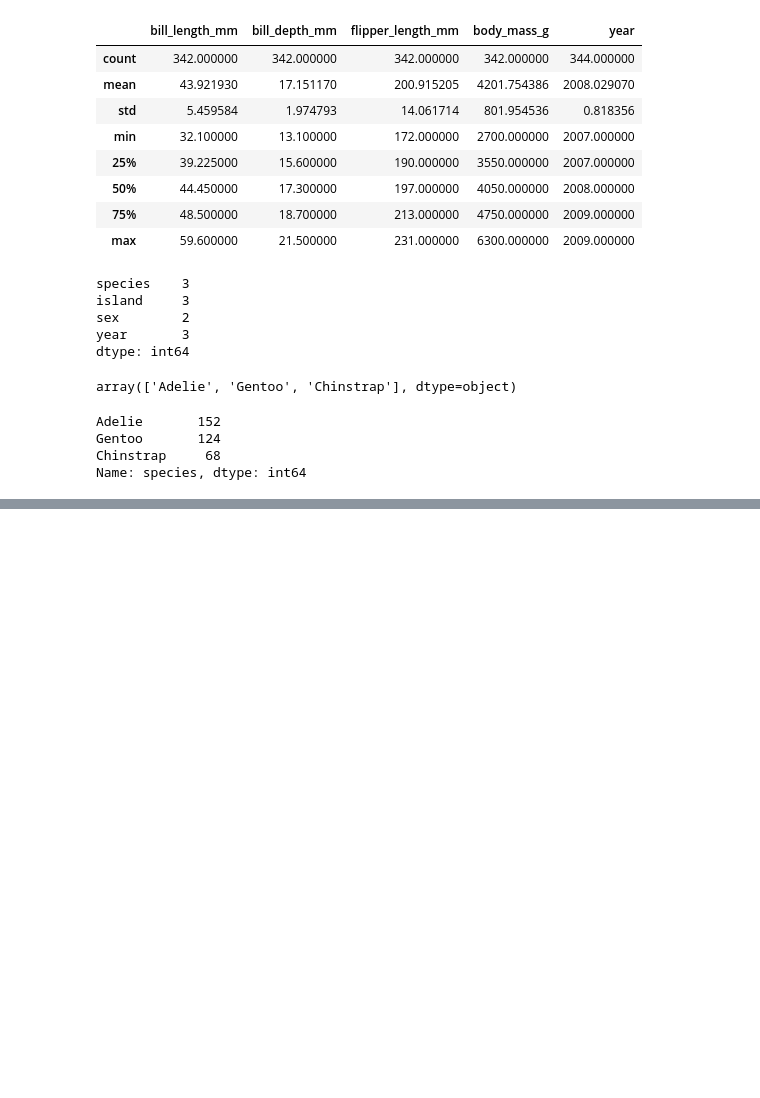
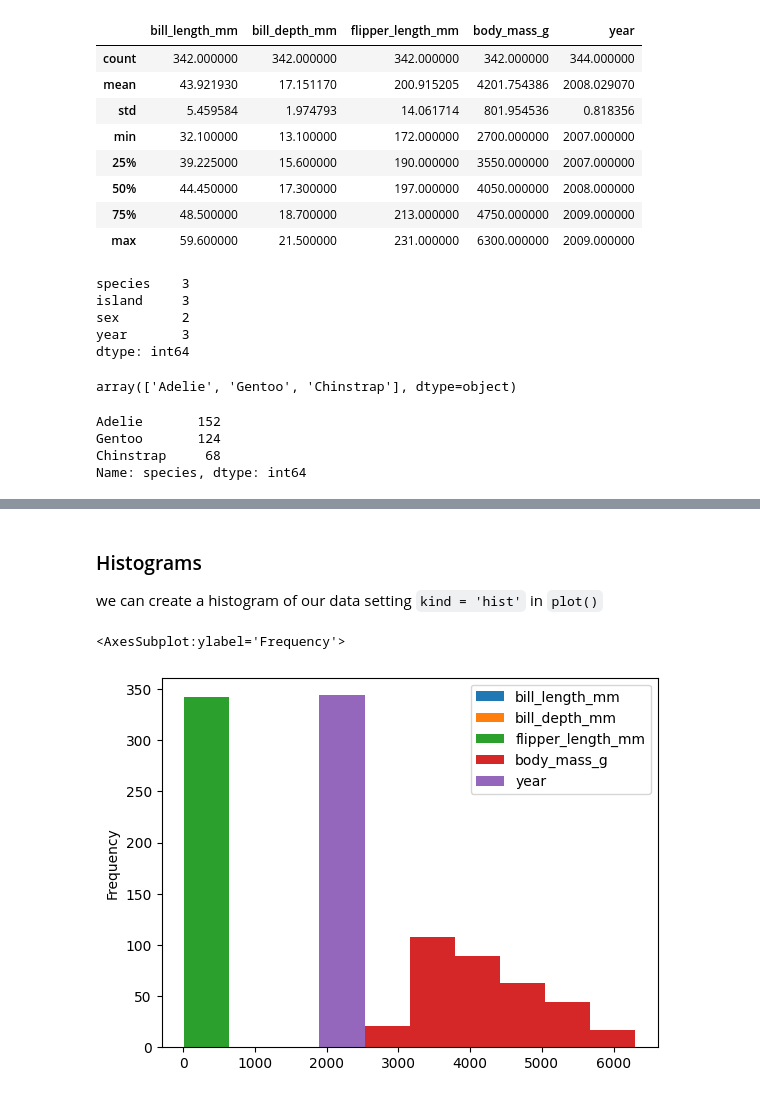
Before and after one commit to kaimorquecho/eds220-2025-in-class, a Jupyter notebook: week-2-basic-plotting.ipynb, the cells around one changed output, grey strips where cells are left out. Drawn from its saved outputs; the diff is of its cells as text; code cells hidden in the pictures; blank space fills up the shorter version.

```diff
--- a/week-2-basic-plotting.ipynb
+++ b/week-2-basic-plotting.ipynb
@@ -327,0 +392,9 @@ Name: species, dtype: int64
+# %% [markdown]
+### Histograms
+we can create a histogram of our data setting `kind = 'hist'` in `plot()`
+# %%
+# using plot without subsetting data = a mess again
+penguins.plot(kind ='hist')
+# %% [output]
+<AxesSubplot:ylabel='Frequency'>
+[figure, added]
```
Also changed, not shown: parts of 12 cells of this notebook.
